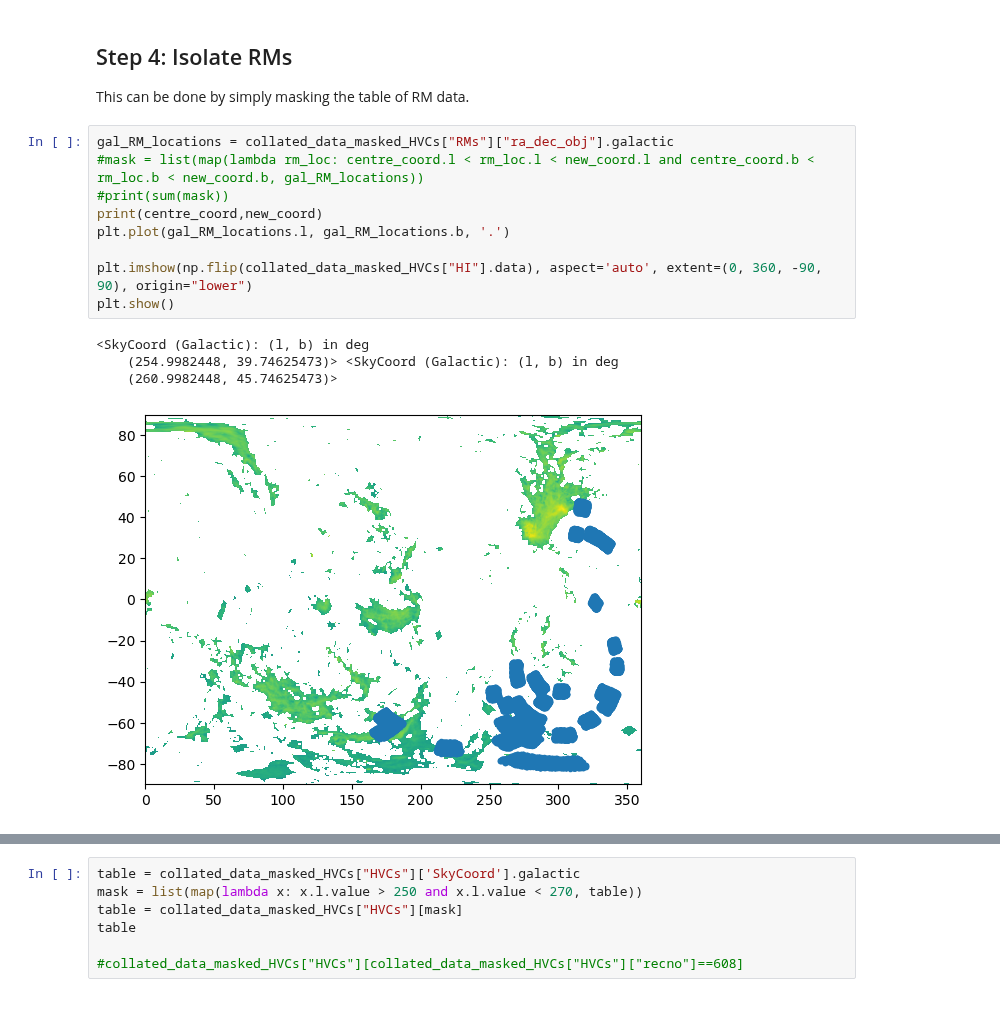
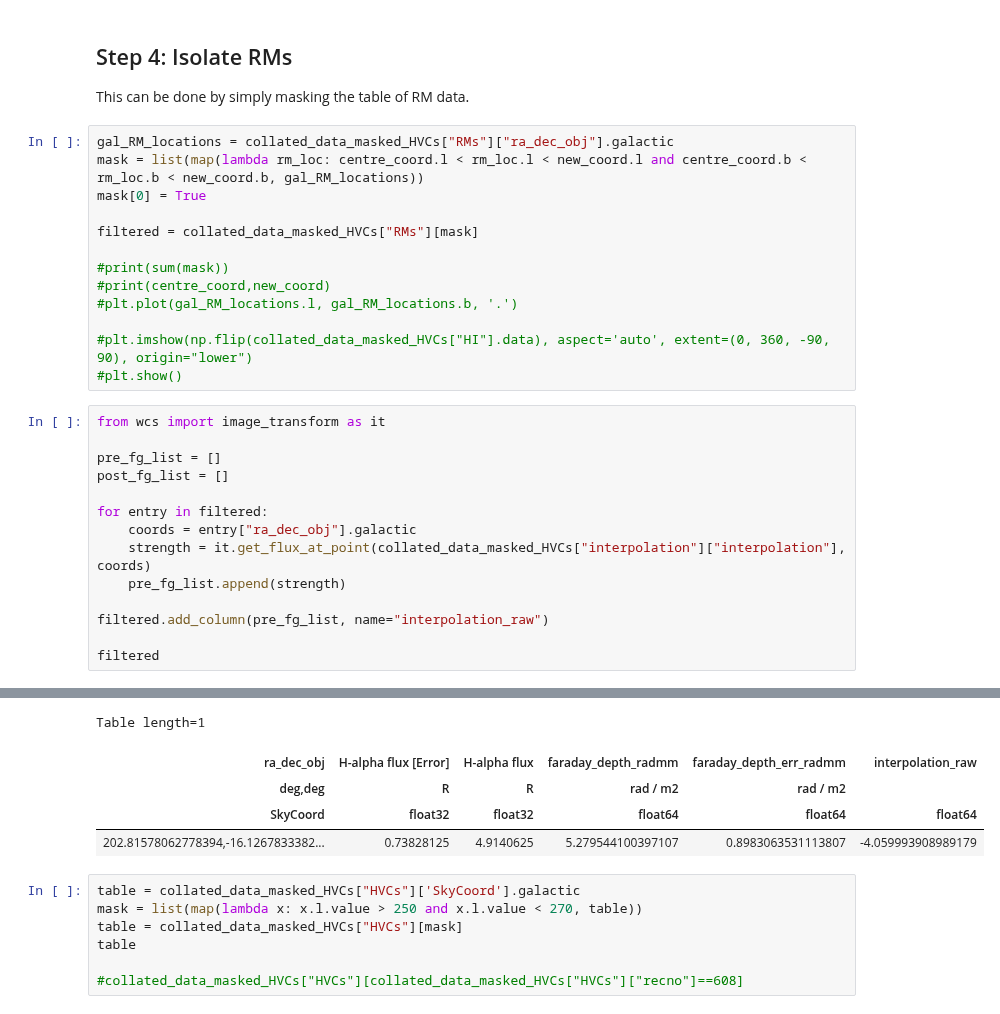
Before and after one commit to Olivex727/hvc-magnetic-honours-programs, a Jupyter notebook: collation/hvc_snapshot.ipynb, the cells around one changed output, grey strips where cells are left out. Saved outputs shown, nothing was run; the diff lists cells and outputs as text.

Commit message:
Filtered for RMs

```diff
--- a/collation/hvc_snapshot.ipynb
+++ b/collation/hvc_snapshot.ipynb
@@ -204,15 +195,29 @@ array([[1.1450195 , 1.1040039 , 1.0541992 , ..., 0.9099121 , 0.9375    ,
 This can be done by simply masking the table of RM data.
 # %%
 gal_RM_locations = collated_data_masked_HVCs["RMs"]["ra_dec_obj"].galactic
-#mask = list(map(lambda rm_loc: centre_coord.l < rm_loc.l < new_coord.l and centre_coord.b < rm_loc.b < new_coord.b, gal_RM_locations))
+mask = list(map(lambda rm_loc: centre_coord.l < rm_loc.l < new_coord.l and centre_coord.b < rm_loc.b < new_coord.b, gal_RM_locations))
+mask[0] = True
+
+filtered = collated_data_masked_HVCs["RMs"][mask]
+
 #print(sum(mask))
-print(centre_coord,new_coord)
-plt.plot(gal_RM_locations.l, gal_RM_locations.b, '.')
+#print(centre_coord,new_coord)
+#plt.plot(gal_RM_locations.l, gal_RM_locations.b, '.')
 
-plt.imshow(np.flip(collated_data_masked_HVCs["HI"].data), aspect='auto', extent=(0, 360, -90, 90), origin="lower")
-plt.show()
+#plt.imshow(np.flip(collated_data_masked_HVCs["HI"].data), aspect='auto', extent=(0, 360, -90, 90), origin="lower")
+#plt.show()
-# %% [output]
-<SkyCoord (Galactic): (l, b) in deg
-    (254.9982448, 39.74625473)> <SkyCoord (Galactic): (l, b) in deg
-    (260.9982448, 45.74625473)>
-[figure, removed]
+# %%
+from wcs import image_transform as it
+
+pre_fg_list = []
+post_fg_list = []
+
+for entry in filtered:
+    coords = entry["ra_dec_obj"].galactic
+    strength = it.get_flux_at_point(collated_data_masked_HVCs["interpolation"]["interpolation"], coords)
+    pre_fg_list.append(strength)
+
+filtered.add_column(pre_fg_list, name="interpolation_raw")
+
+filtered
+# %% [output]
@@ -219,3 +228,8 @@ plt.show()
+Table length=1
+| ra_dec_obj | H-alpha flux [Error] | H-alpha flux | faraday_depth_radmm | faraday_depth_err_radmm | interpolation_raw |
+| deg,deg | R | R | rad / m2 | rad / m2 |  |
+| SkyCoord | float32 | float32 | float64 | float64 | float64 |
+| 202.81578062778394,-16.1267833382... | 0.73828125 | 4.9140625 | 5.279544100397107 | 0.8983063531113807 | -4.059993908989179 |
 # %%
 table = collated_data_masked_HVCs["HVCs"]['SkyCoord'].galactic
 mask = list(map(lambda x: x.l.value > 250 and x.l.value < 270, table))
```
Also changed, not shown: parts of 3 cells of this notebook, 2 other files.
